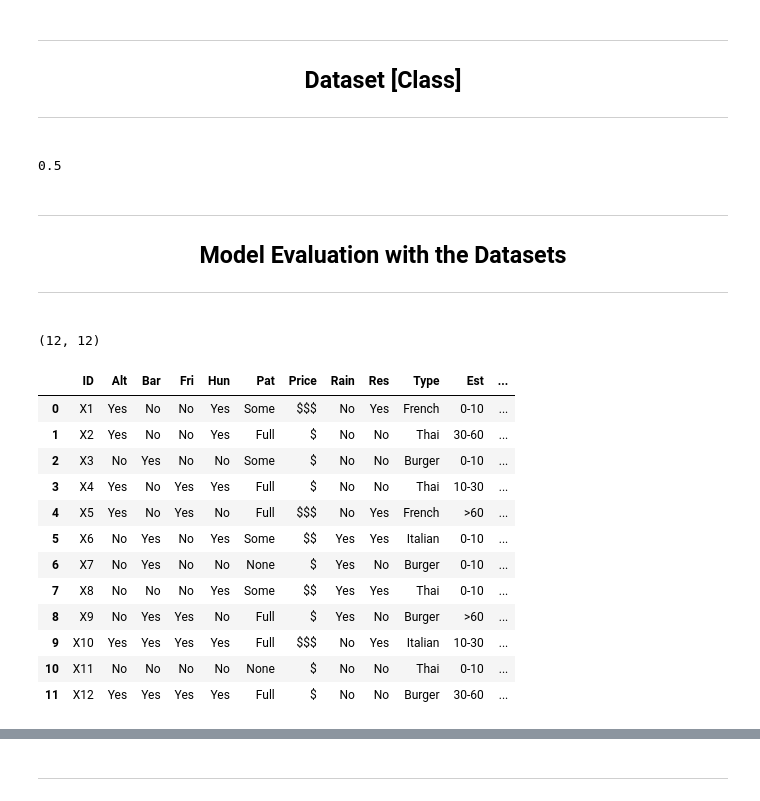
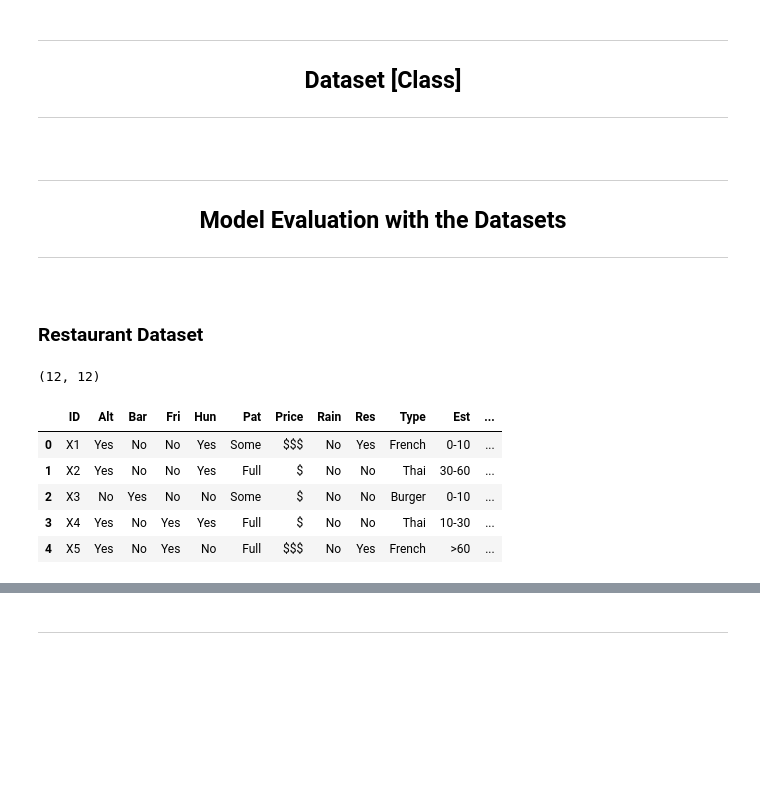
Before and after one commit to EstevesX10/AI-Decision-Trees-ID3, a Jupyter notebook: Decision Trees - ID3/Decision_Trees_ID3.ipynb, the cells around one changed output, grey strips where cells are left out. Cells and saved outputs as stored; diff of their text form; code cells hidden in the pictures; blank space fills up the shorter version.

```diff
--- a/Decision Trees - ID3/Decision_Trees_ID3.ipynb
+++ b/Decision Trees - ID3/Decision_Trees_ID3.ipynb
@@ -335,3 +352,40 @@ class Dataset:
 
         # Returning the sets
         return X_Train, X_Test, y_Train, y_Test
+
+    def K_Fold_CV(self, total_folds=3, model=DecisionTree, *args, **kwargs):
+        # Performs a K-Fold Cross Validation
+
+        # Length of the Data
+        n = self.target.size
+
+        # Number of folds to perform
+        k = total_folds
+
+        # nfold -> size / length of each subset / fold
+        nfold = n // k
+
+        # List to store all the calculated accuracies
+        accuracies = []
+
+        # Getting the indices for the data (will have as many as the length of the dataset)
+        indices = np.arange(n)
+        np.random.shuffle(indices)
+
+        for i in range(k):
+            # Getting the test / train indices of the current fold
+            test_indices = indices[i*nfold : (i+1)*nfold]
+            train_indices = np.concatenate([indices[: i * nfold], indices[(i + 1) * nfold:]])
+
+            # Splitting the data for each new fold
+            X_Train, y_Train = self.data[train_indices], self.target[train_indices]
+            X_Test, y_Test = self.data[test_indices], self.target[test_indices]
+
+            # Trainning and Evaluating the Model for each new fold
+            new_model = model(*args, **kwargs)
+            new_model.fit(X_Train, y_Train)
+            predictions = new_model.predict(X_Test)
+            accuracies.append(new_model.accuracy(y_Test, predictions))
+
+        # Returning the average accuracy obtained
+        return np.mean(accuracies)
@@ -375,7 +392,3 @@ def K_Fold_CV(X, y, total_folds, model:DecisionTree, *args, **kwargs):
-# %%
-K_Fold_CV(X, y, 5, DecisionTree)
-# %% [output]
-0.5
 # %% [markdown]
 <div align="center">
 
@@ -383,23 +396,18 @@ K_Fold_CV(X, y, 5, DecisionTree)
 ## Model Evaluation with the Datasets
 ***
 </div>
+# %% [markdown]
+### Restaurant Dataset
 # %%
 restaurant = Dataset(file_path='./Datasets/restaurant.csv')
 print(restaurant.df.shape)
-restaurant.df
+restaurant.df.head(5)
 # %% [output]
 (12, 12)
 |  | ID | Alt | Bar | Fri | Hun | Pat | Price | Rain | Res | Type | Est | ... |
 | 0 | X1 | Yes | No | No | Yes | Some | $$$ | No | Yes | French | 0-10 | ... |
 | 1 | X2 | Yes | No | No | Yes | Full | $ | No | No | Thai | 30-60 | ... |
 | 2 | X3 | No | Yes | No | No | Some | $ | No | No | Burger | 0-10 | ... |
 | 3 | X4 | Yes | No | Yes | Yes | Full | $ | No | No | Thai | 10-30 | ... |
 | 4 | X5 | Yes | No | Yes | No | Full | $$$ | No | Yes | French | >60 | ... |
-| 5 | X6 | No | Yes | No | Yes | Some | $$ | Yes | Yes | Italian | 0-10 | ... |
-| 6 | X7 | No | Yes | No | No | None | $ | Yes | No | Burger | 0-10 | ... |
-| 7 | X8 | No | No | No | Yes | Some | $$ | Yes | Yes | Thai | 0-10 | ... |
-| 8 | X9 | No | Yes | Yes | No | Full | $ | Yes | No | Burger | >60 | ... |
-| 9 | X10 | Yes | Yes | Yes | Yes | Full | $$$ | No | Yes | Italian | 10-30 | ... |
-| 10 | X11 | No | No | No | No | None | $ | No | No | Thai | 0-10 | ... |
-| 11 | X12 | Yes | Yes | Yes | Yes | Full | $ | No | No | Burger | 30-60 | ... |
 # %%
```
Also changed, not shown: parts of 11 cells of this notebook.
